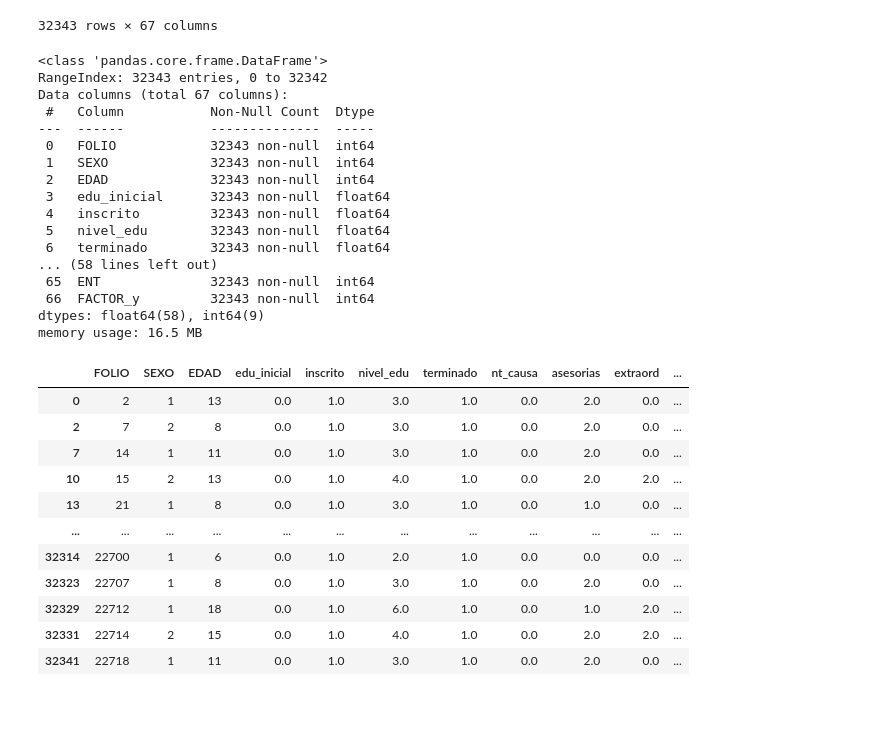
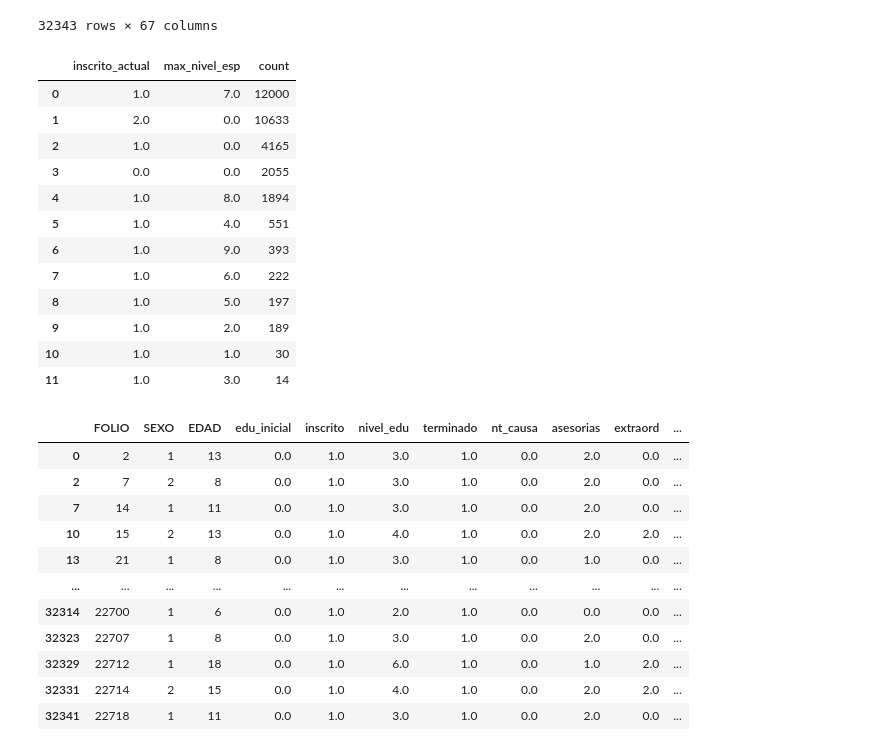
Before and after one commit to Artur-Mac/deep_analysis_of_school_dropout_in_mexico, a Jupyter notebook: notebooks/CleaningData.ipynb, the cells around one changed output. Drawn from its saved outputs; the diff is of its cells as text; code cells hidden in the pictures; blank space fills up the shorter version.

```diff
--- a/notebooks/CleaningData.ipynb
+++ b/notebooks/CleaningData.ipynb
@@ -20,26 +20,26 @@ dfRaw
 | 32341 | 22718 | 1 | 11 | 0.0 | 1.0 | 3.0 | 1.0 | 0.0 | 2.0 | 0.0 | ... |
 | 32342 | 22718 | 1 | 24 | 0.0 | 2.0 | 0.0 | 0.0 | 0.0 | 0.0 | 0.0 | ... |
 32343 rows × 67 columns
-# %%
-dfRaw.info()
-# %% [output]
-<class 'pandas.core.frame.DataFrame'>
-RangeIndex: 32343 entries, 0 to 32342
-Data columns (total 67 columns):
- #   Column           Non-Null Count  Dtype
----  ------           --------------  -----
- 0   FOLIO            32343 non-null  int64
- 1   SEXO             32343 non-null  int64
- 2   EDAD             32343 non-null  int64
- 3   edu_inicial      32343 non-null  float64
- 4   inscrito         32343 non-null  float64
- 5   nivel_edu        32343 non-null  float64
- 6   terminado        32343 non-null  float64
-... (58 lines left out)
- 65  ENT              32343 non-null  int64
- 66  FACTOR_y         32343 non-null  int64
-dtypes: float64(58), int64(9)
-memory usage: 16.5 MB
+# %%
+# The only change is adding dropna=False
+teste = dfRaw[['inscrito_actual', 'max_nivel_esp']].value_counts(dropna=False).reset_index()
+
+# Display the result
+display(teste)
+# %% [output]
+|  | inscrito_actual | max_nivel_esp | count |
+| 0 | 1.0 | 7.0 | 12000 |
+| 1 | 2.0 | 0.0 | 10633 |
+| 2 | 1.0 | 0.0 | 4165 |
+| 3 | 0.0 | 0.0 | 2055 |
+| 4 | 1.0 | 8.0 | 1894 |
+| 5 | 1.0 | 4.0 | 551 |
+| 6 | 1.0 | 9.0 | 393 |
+| 7 | 1.0 | 6.0 | 222 |
+| 8 | 1.0 | 5.0 | 197 |
+| 9 | 1.0 | 2.0 | 189 |
+| 10 | 1.0 | 1.0 | 30 |
+| 11 | 1.0 | 3.0 | 14 |
 # %%
 df = dfRaw[(dfRaw["EDAD"] >= 6) & (dfRaw["EDAD"] <= 18)]
 df
```
Also changed, not shown: parts of 4 cells of this notebook, 3 other files.
